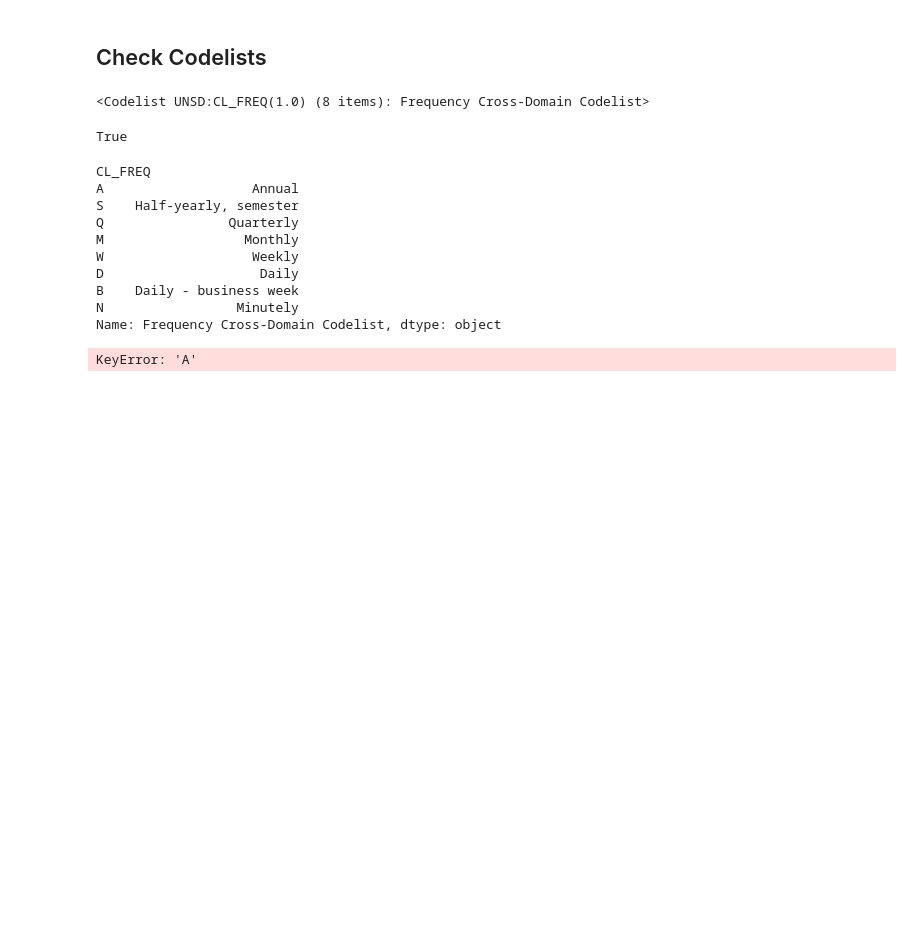
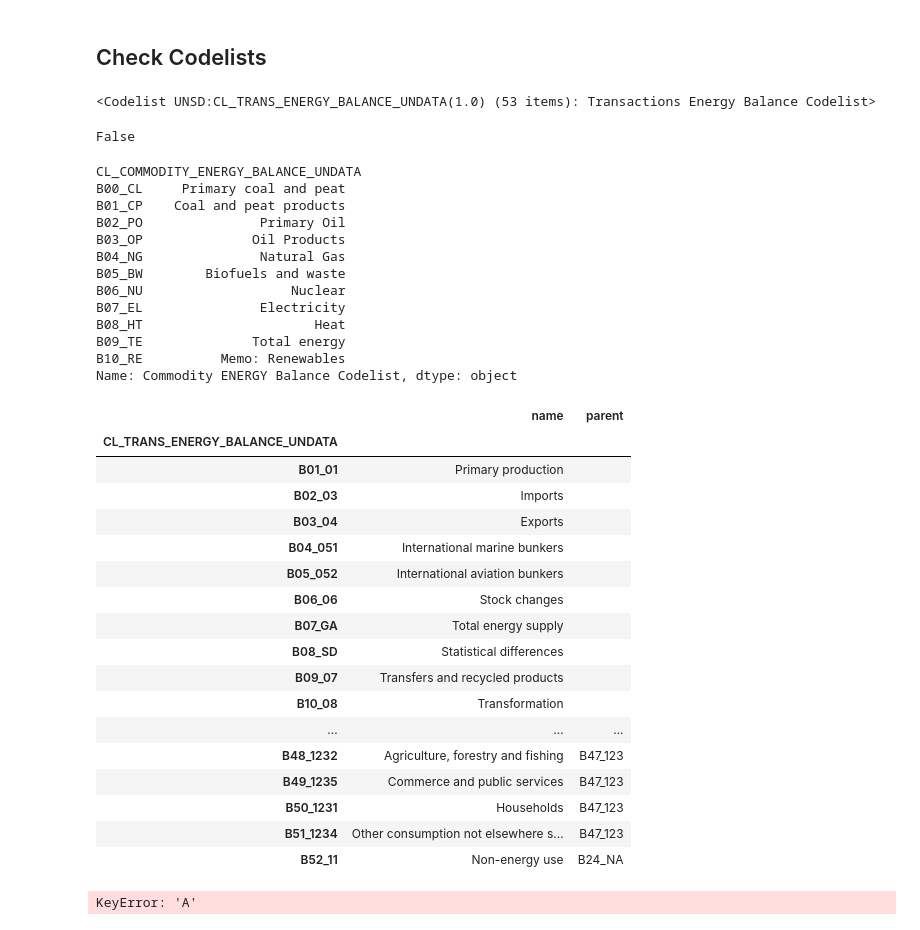
Before and after one commit to reach2sayan/data-1050-infinity, a Jupyter notebook: API_Experiments.ipynb, the cells around one changed output. Saved outputs shown, nothing was run; the diff lists cells and outputs as text; code cells hidden in the pictures; blank space fills up the shorter version.

```diff
--- a/API_Experiments.ipynb
+++ b/API_Experiments.ipynb
@@ -75,4 +79,5 @@ unfcc_flow = unfcc_msg.dataflow.DF_UNData_UNFCC #Get the dataflow
 # %%
-dsd = unfcc_flow.structure # We can reach the structure through dataflowflow
-dsd
+dsd_unfcc = unfcc_flow.structure # We can reach the structure through dataflowflow
+dsd_ebal = ebal_flow.structure
+dsd_ebal
 # %% [output]
@@ -242,28 +250,53 @@ list_countries = df1['Country'].unique().tolist()
 # %% [markdown]
 ## Check Codelists
 # %%
-cl = dsd.dimensions.get('FREQ').local_representation.enumerated #We work with the FREQ dimension
+cl_transactions = dsd_unfcc.dimensions.get('FREQ').local_representation.enumerated #We work with the FREQ dimension
+cl_commodity = dsd_ebal.dimensions.get('COMMODITY').local_representation.enumerated
 # %%
 cl
 # %% [output]
-<Codelist UNSD:CL_FREQ(1.0) (8 items): Frequency Cross-Domain Codelist>
+<Codelist UNSD:CL_TRANS_ENERGY_BALANCE_UNDATA(1.0) (53 items): Transactions Energy Balance Codelist>
 # %%
-cl is unfcc_msg.codelist.CL_FREQ #Another Way to obtain Codelist for a dimension
+cl is ebal_msg.codelist.CL_AREA #Another Way to obtain Codelist for a dimension
 # %% [output]
-True
+False
 # %%
-sdmx.to_pandas(cl)
+sdmx.to_pandas(cl_commodity)
 # %% [output]
-CL_FREQ
-A                   Annual
-S    Half-yearly, semester
-Q                Quarterly
-M                  Monthly
-W                   Weekly
-D                    Daily
-B    Daily - business week
-N                 Minutely
-Name: Frequency Cross-Domain Codelist, dtype: object
+CL_COMMODITY_ENERGY_BALANCE_UNDATA
+B00_CL     Primary coal and peat
+B01_CP    Coal and peat products
+B02_PO               Primary Oil
+B03_OP              Oil Products
+B04_NG               Natural Gas
+B05_BW        Biofuels and waste
+B06_NU                   Nuclear
+B07_EL               Electricity
+B08_HT                      Heat
+B09_TE              Total energy
+B10_RE          Memo: Renewables
+Name: Commodity ENERGY Balance Codelist, dtype: object
+# %%
+sdmx.to_pandas(cl_transactions)
+# %% [output]
+|  | name | parent |
+| CL_TRANS_ENERGY_BALANCE_UNDATA |  |  |
+| B01_01 | Primary production |  |
+| B02_03 | Imports |  |
+| B03_04 | Exports |  |
+| B04_051 | International marine bunkers |  |
+| B05_052 | International aviation bunkers |  |
+| B06_06 | Stock changes |  |
+| B07_GA | Total energy supply |  |
+| B08_SD | Statistical differences |  |
+| B09_07 | Transfers and recycled products |  |
+| B10_08 | Transformation |  |
+| ... | ... | ... |
+| B48_1232 | Agriculture, forestry and fishing | B47_123 |
+| B49_1235 | Commerce and public services | B47_123 |
+| B50_1231 | Households | B47_123 |
+| B51_1234 | Other consumption not elsewhere s... | B47_123 |
+| B52_11 | Non-energy use | B24_NA |
 # %%
 for cl in 'A', 'B':
     print(sdmx.to_pandas(str_msg.codelist[cl]))
```
Also changed, not shown: parts of 15 cells of this notebook, 3 other files.
